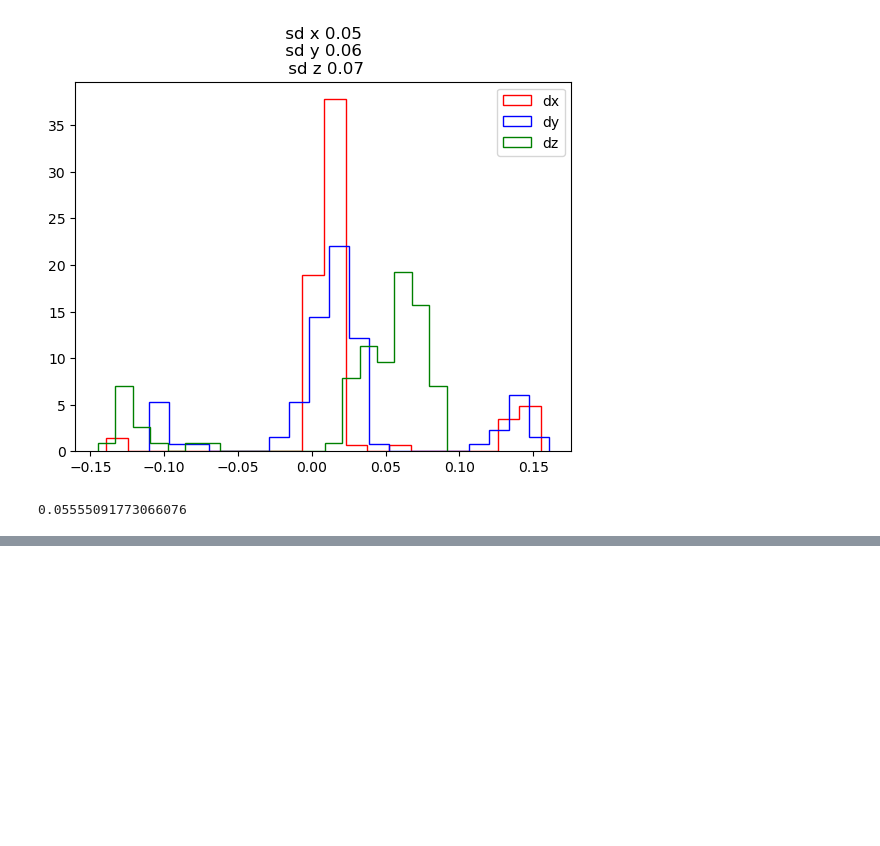
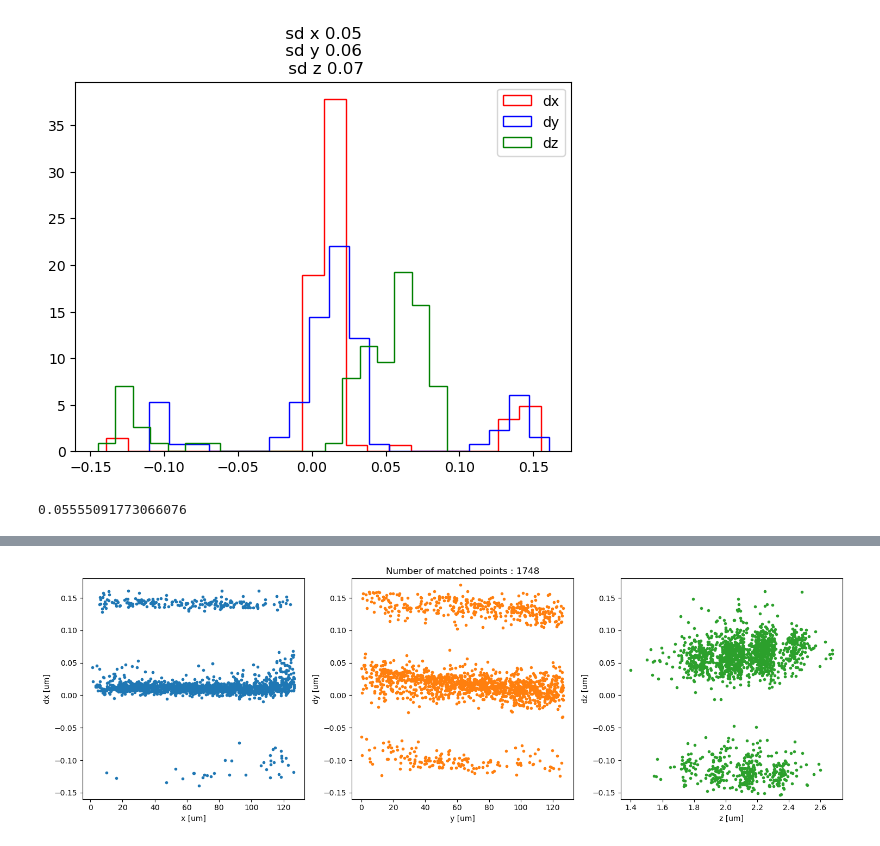
Before and after one commit to NessLfy/loop_extrusion_contact_dynamics, a Jupyter notebook: scratchpad/chromatic_aberration_correction.ipynb, the cells around one changed output, grey strips where cells are left out. Cells and saved outputs as stored; diff of their text form; code cells hidden in the pictures; blank space fills up the shorter version.

```diff
--- a/scratchpad/chromatic_aberration_correction.ipynb
+++ b/scratchpad/chromatic_aberration_correction.ipynb
@@ -234,0 +281,22 @@ print(np.std(d))
+# %%
+fig,ax = plt.subplots(1,3,figsize=(15,5))
+ax[0].plot(df_comb['x'],df_comb['dx'],'.')
+ax[0].set_xlabel('x [um]')
+ax[0].set_ylabel('dx [um]')
+
+ax[1].plot(df_comb['y'],df_comb['dy'],'.',color='tab:orange')
+ax[1].set_xlabel('y [um]')
+ax[1].set_ylabel('dy [um]')
+ax[2].plot(df_comb['z'],df_comb['dz'],'.',color='tab:green')
+ax[2].set_xlabel('z [um]')
+ax[2].set_ylabel('dz [um]')
+
+ax[1].set_title(f'Number of matched points : {len(df_comb)}')
+
+for a in ax:
+    a.set_ylim(-0.16,0.18)
+
+plt.tight_layout()
+plt.show()
+# %% [output]
+[figure, added]
```
Also changed, not shown: parts of 8 cells of this notebook.
